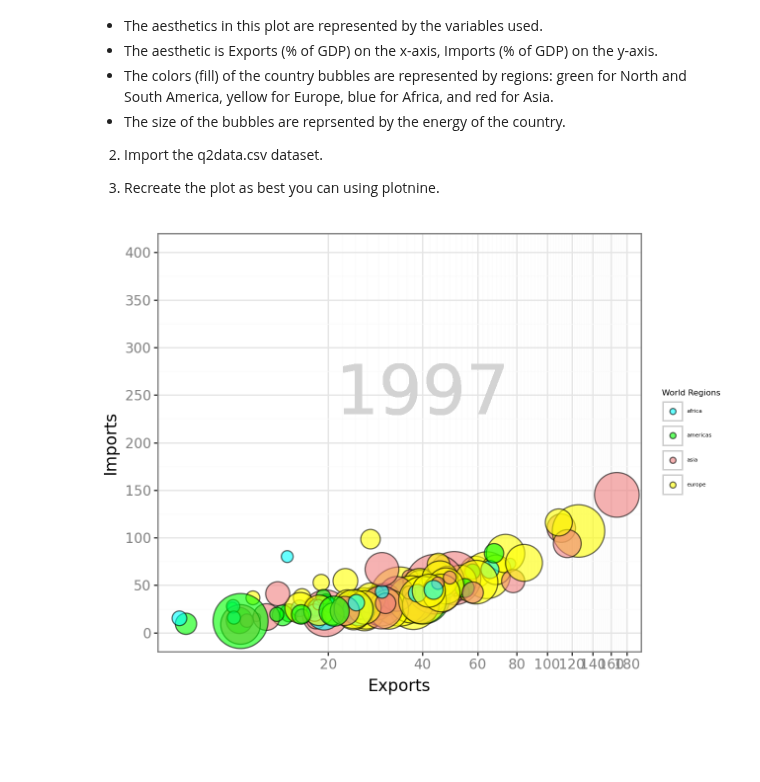
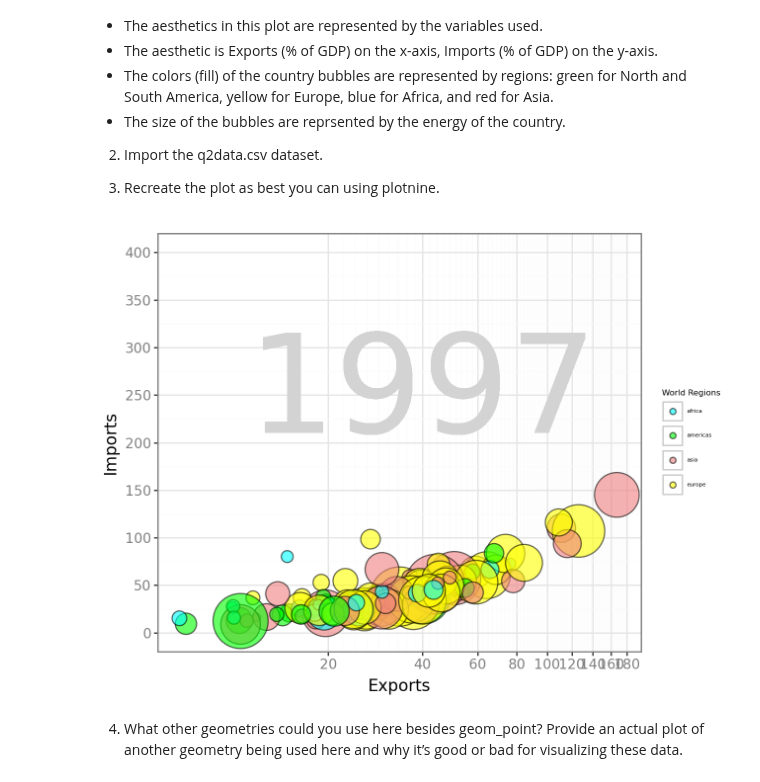
Before and after one commit to summerchurby/GSB-544, a Jupyter notebook: Lab1_Gapminder.ipynb, the cells around one changed output. Saved outputs shown, nothing was run; the diff lists cells and outputs as text; code cells hidden in the pictures; blank space fills up the shorter version.

```diff
--- a/Lab1_Gapminder.ipynb
+++ b/Lab1_Gapminder.ipynb
@@ -74,26 +74,28 @@ q2data = q2data.dropna()
 # %%
 # Create plot
 
 q2data['energy'] = q2data['energy'].str.replace('k', '').astype(float) * 1000
 
 (ggplot(q2data,
     aes(x = "exports", y = "imports", size = "energy", fill = "four_regions"))
-    + geom_text(aes(x = 40, y = 250, label = "1997"), size = 50, color = "lightgrey")
+    + geom_text(aes(x = 40, y = 250, label = "1997"), size = 100, color = "lightgrey")
     + geom_point(alpha = 0.6, color = "black", stroke = 0.5)
     + labs(x = "Exports", y = "Imports", fill = "World Regions")
     + scale_size(range = (.1, 24))
     + scale_x_log10(limits = (0, 200),
     breaks = [20, 40, 60, 80, 100, 120, 140, 160, 180],
     labels = ["20", "40", "60", "80", "100", "120", "140", "160", "180"])
     + scale_y_continuous(limits = (0, 400), breaks = range(0, 401, 50))
     + scale_fill_manual(values = {"africa": "aqua", "americas": "lime", "europe": "yellow", "asia": "lightcoral"})
     + theme_bw()
     + guides(size = False, fill = guide_legend(override_aes = {"size": 2}))
     + theme(text = element_text(family = "Keyboard", size = 14),
     axis_title = element_text(family = "Keyboard", size = 12, color = "black"),
     axis_text = element_text(family = "Keyboard", size = 10, color = "gray"),
     legend_title = element_text(size = 6),
     legend_text = element_text(size = 4))
     )
 # %% [output]
-[figure, old version]
+[figure, new version]
+# %% [markdown]
+4. What other geometries could you use here besides geom_point? Provide an actual plot of another geometry being used here and why it’s good or bad for visualizing these data.
```
Also changed, not shown: parts of 4 cells of this notebook.
